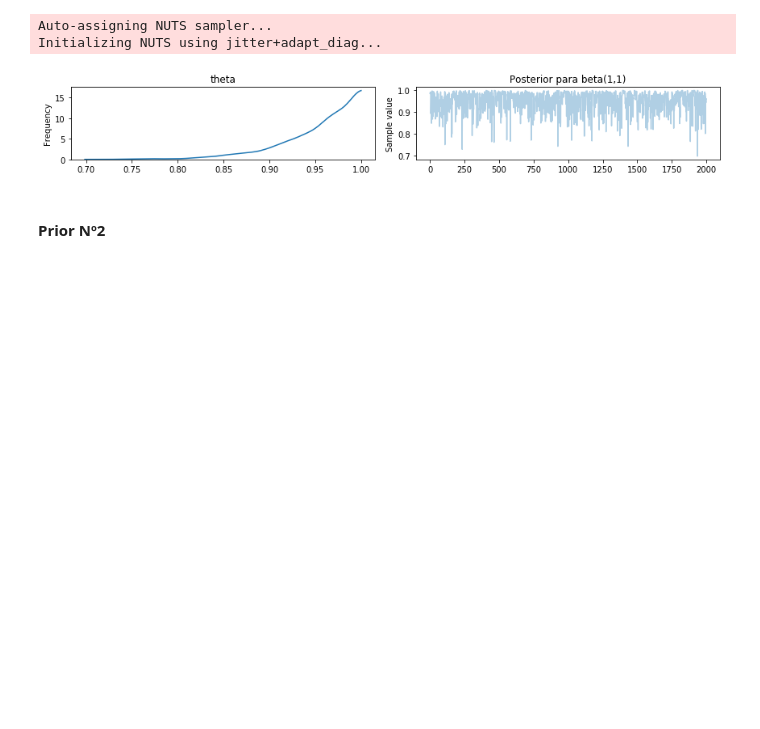
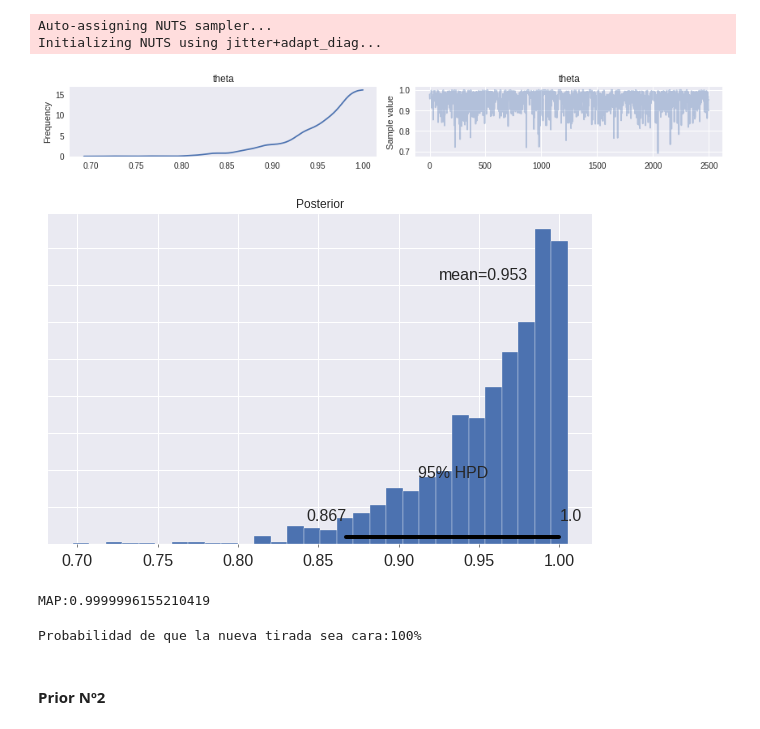
Before and after one commit to barbeiton/tpscd, a Jupyter notebook: tp5/tp5.ipynb, the cells around one changed output. Cells and saved outputs as stored; diff of their text form; code cells hidden in the pictures; blank space fills up the shorter version.

```diff
--- a/tp5/tp5.ipynb
+++ b/tp5/tp5.ipynb
@@ -162,16 +126,28 @@ Repita los puntos anteriores para una situacion en la que se observan 20 caras d
 # %% [markdown]
 #### Prior Nº1
 # %%
-trace3, modelo3 = correr_modelo(tiradas=20, caras=20, iteraciones=2000, alpha=1, beta=1)
+trace3, modelo3 = correr_modelo(tiradas=20, caras=20, iteraciones=2500, alpha=1, beta=1)
 # %% [output]
 Auto-assigning NUTS sampler...
 Initializing NUTS using jitter+adapt_diag...
 # %%
 pm.traceplot(trace3)
-plt.title("Posterior para beta(1,1)")
 plt.show()
+pm.plot_posterior(trace3)
+plt.title("Posterior")
+plt.show()
 # %% [output]
-[figure, old version]
+[figure, new version]
+[figure, added]
+# %%
+MAP = pm.find_MAP(model=modelo3)
+print("MAP:"+str(MAP['theta']))
+# %% [output]
+MAP:0.9999996155210419
+# %%
+prediccion(1,MAP['theta'])
+# %% [output]
+Probabilidad de que la nueva tirada sea cara:100%
 # %% [markdown]
 #### Prior Nº2
 # %%
```
Also changed, not shown: parts of 20 cells of this notebook.
